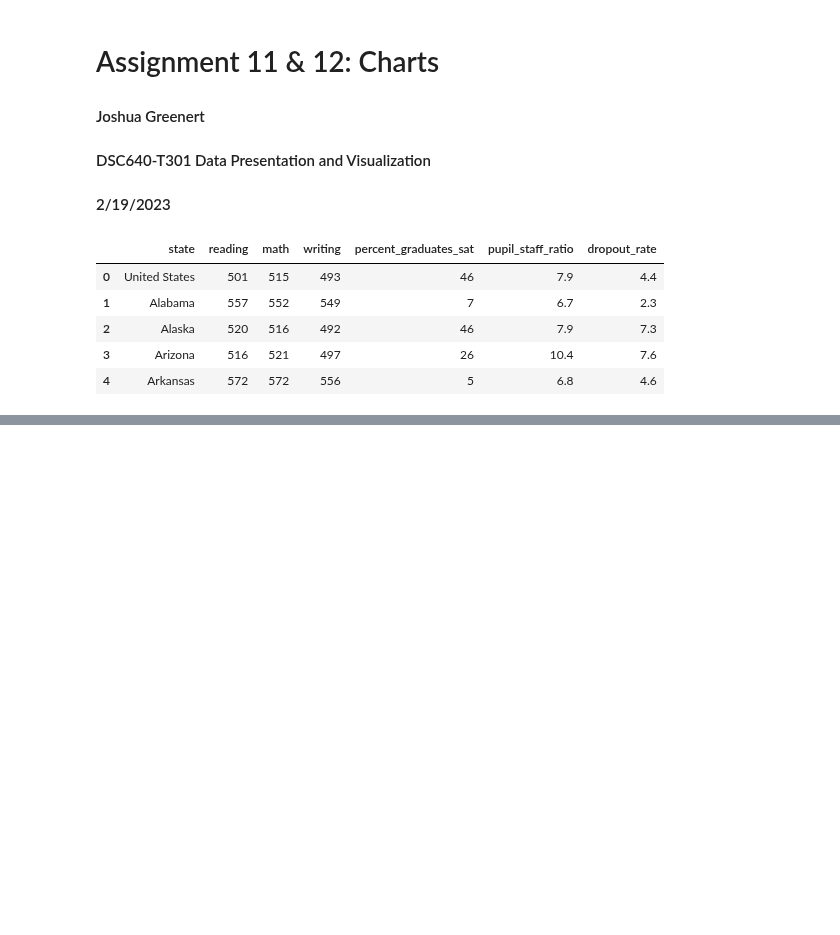
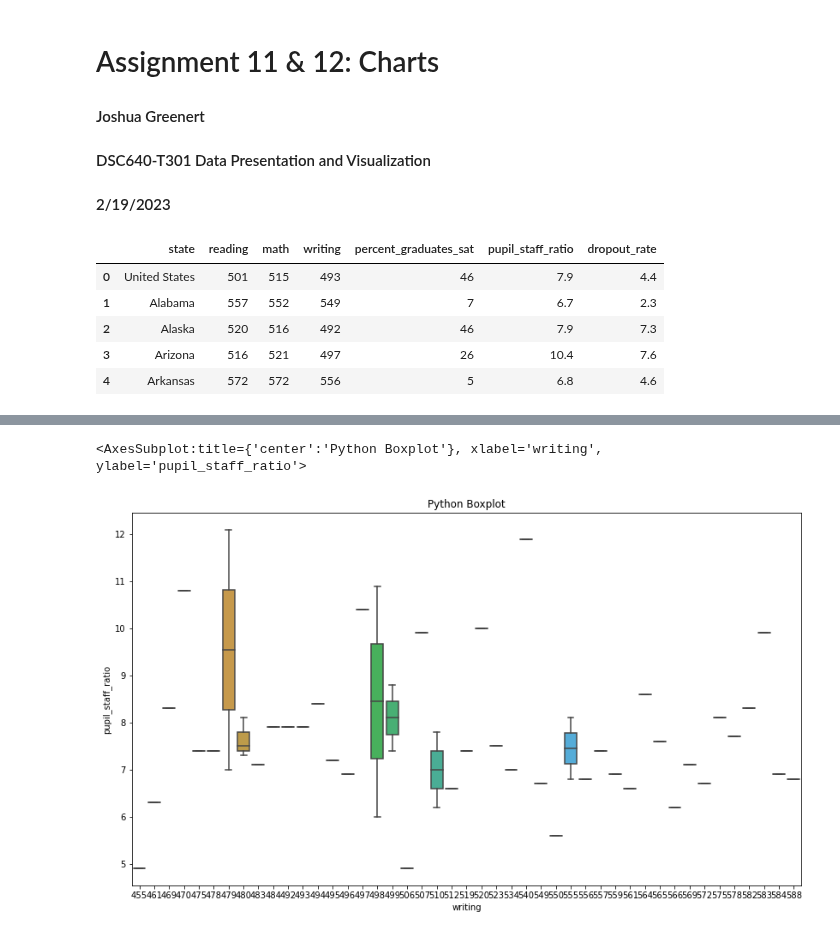
Before and after one commit to joshgreenert/Python-Projects, a Jupyter notebook: Data Presentation and Visualization/Week_11_12/Assignment_11_12_JGreenert.ipynb, the cells around one changed output, grey strips where cells are left out. Drawn from its saved outputs; the diff is of its cells as text; code cells hidden in the pictures; blank space fills up the shorter version.

```diff
--- a/Data Presentation and Visualization/Week_11_12/Assignment_11_12_JGreenert.ipynb
+++ b/Data Presentation and Visualization/Week_11_12/Assignment_11_12_JGreenert.ipynb
@@ -30,0 +37,10 @@ df_education.head(5)
+# %%
+# Boxplot
+fig, axes = plt.subplots(1, 1, figsize=(14, 8))
+axes.set_title('Python Boxplot')
+
+# Create a sns boxplot with writing by pupiil-staff ratio
+sns.boxplot(data = df_education, x="writing", y="pupil_staff_ratio")
+# %% [output]
+<AxesSubplot:title={'center':'Python Boxplot'}, xlabel='writing', ylabel='pupil_staff_ratio'>
+[figure, added]
```
Also changed, not shown: parts of 7 cells of this notebook.
